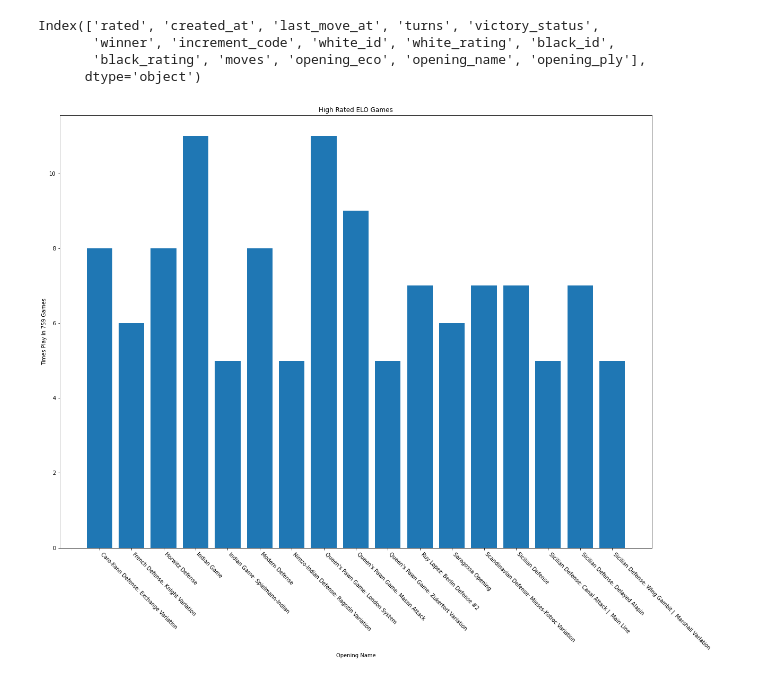
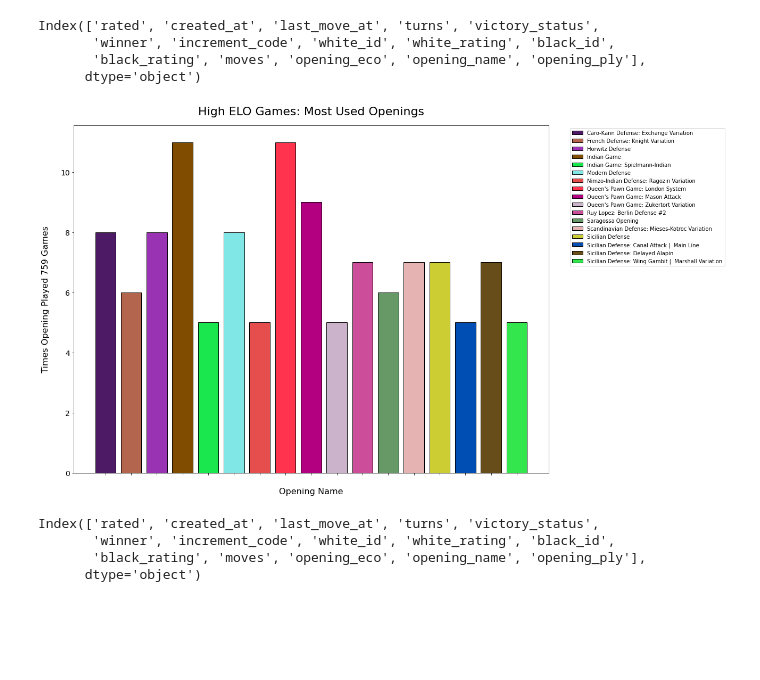
Before and after one commit to Squ4nchy/data_visualisation, a Jupyter notebook: data_visualisation.ipynb, the cells around one changed output. Drawn from its saved outputs; the diff is of its cells as text; code cells hidden in the pictures; blank space fills up the shorter version.

```diff
--- a/data_visualisation.ipynb
+++ b/data_visualisation.ipynb
@@ -12,9 +12,22 @@ import seaborn as sns
 # Make matplotlib images appear inline in code
 %matplotlib inline
 
+d ={
+    'axes.titlesize': 22,
+    'axes.titleweight': 550,
+    'axes.titlepad': 20,
+    'axes.labelsize': 16,
+    'axes.labelweight': 550,
+    'axes.labelpad': 20,
+    'xtick.labelsize': 14,
+    'ytick.labelsize': 14
+}
+
 # Lettering format
-plt.rcParams.update({'font.weight': 'bold'})
-plt.rcParams.update({'font.size': 16})
+plt.rcParams.update(d)
+# plt.rcParams.update()
+# plt.rcParams.update()
+# plt.rcParams.update()
 # %%
 def figure_elements(size_x, size_y,
                     title=None, x_label=None, y_label=None):
@@ -115,20 +128,38 @@ Index(['rated', 'created_at', 'last_move_at', 'turns', 'victory_status',
 openings = high_rated['opening_name'].value_counts()
 top_openings = openings[openings > 4].sort_index()
 # %%
-fig, ax = figure_elements(20, 15, 'High Rated ELO Games',
+fig, ax = figure_elements(16, 12, 'High ELO Games: Most Used Openings',
                           'Opening Name',
-                          f'Times Play in {len(high_rated)} Games')
+                          f'Times Opening Played {len(high_rated)} Games')
 
 # get x and y data
 points = top_openings.index
 frequency = top_openings.values
 
 # create bar chart
-ax.bar(points, frequency)
+# ax.bar(points, frequency)
 
-ax.set_xticklabels(points, rotation=-45, ha='left')
+
+
+for i in range(len(points)):
+    ax.bar(points[i],
+           frequency[i],
+           color=np.random.rand(3,).round(1),
+           edgecolor='black'
+          )
+
+ax.set_xticklabels([])
+
+plt.legend(points, bbox_to_anchor=(1.04, 1), loc='upper left')
 
 plt.show()
 # %% [output]
-[figure, old version]
+[figure, new version]
+# %%
+high_rated.columns
+# %% [output]
+Index(['rated', 'created_at', 'last_move_at', 'turns', 'victory_status',
+       'winner', 'increment_code', 'white_id', 'white_rating', 'black_id',
+       'black_rating', 'moves', 'opening_eco', 'opening_name', 'opening_ply'],
+      dtype='object')
 # %%
```
Also changed, not shown: parts of 5 cells of this notebook, 1 other file.
